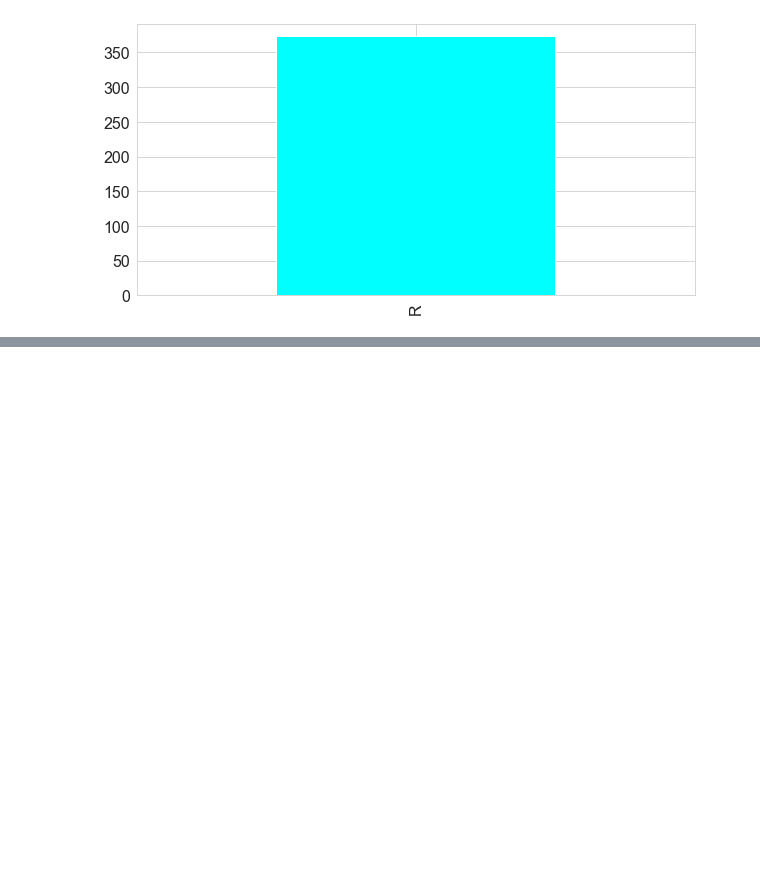
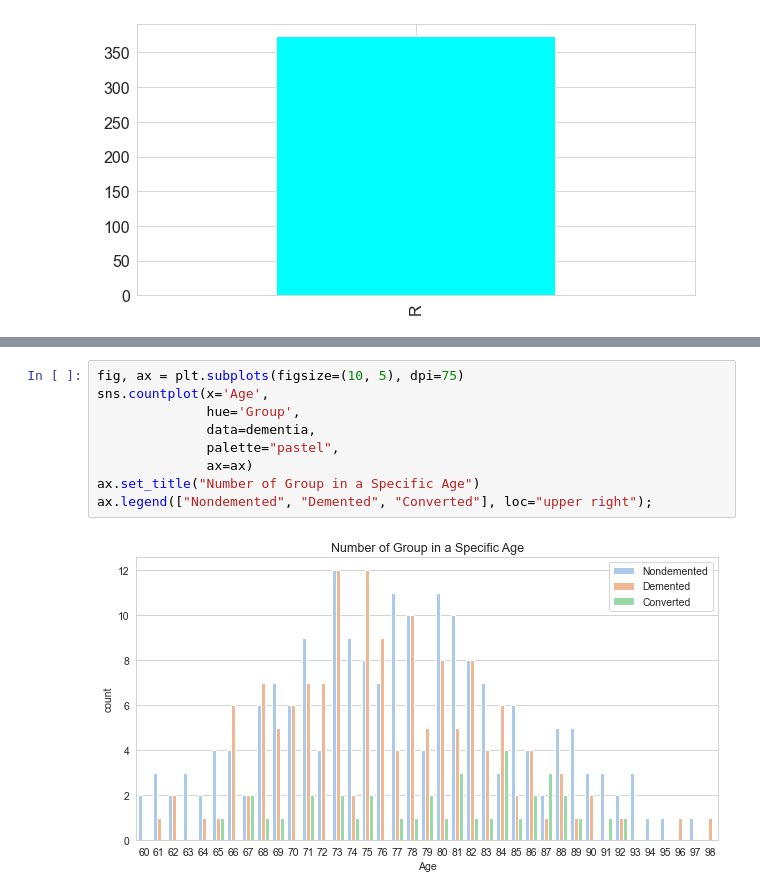
Before and after one commit to Charles2005/Dementia-EDA, a Jupyter notebook: Files/dementia.ipynb, the cells around one changed output, grey strips where cells are left out. Drawn from its saved outputs; the diff is of its cells as text; blank space fills up the shorter version.

```diff
--- a/Files/dementia.ipynb
+++ b/Files/dementia.ipynb
@@ -137,0 +158,11 @@ dementia["Group"].value_counts().plot(kind="bar",
+# %%
+fig, ax = plt.subplots(figsize=(10, 5), dpi=75)
+sns.countplot(x='Age',
+              hue='Group',
+              data=dementia,
+              palette="pastel",
+              ax=ax)
+ax.set_title("Number of Group in a Specific Age")
+ax.legend(["Nondemented", "Demented", "Converted"], loc="upper right");
+# %% [output]
+[figure, added]
```
Also changed, not shown: parts of 9 cells of this notebook.
